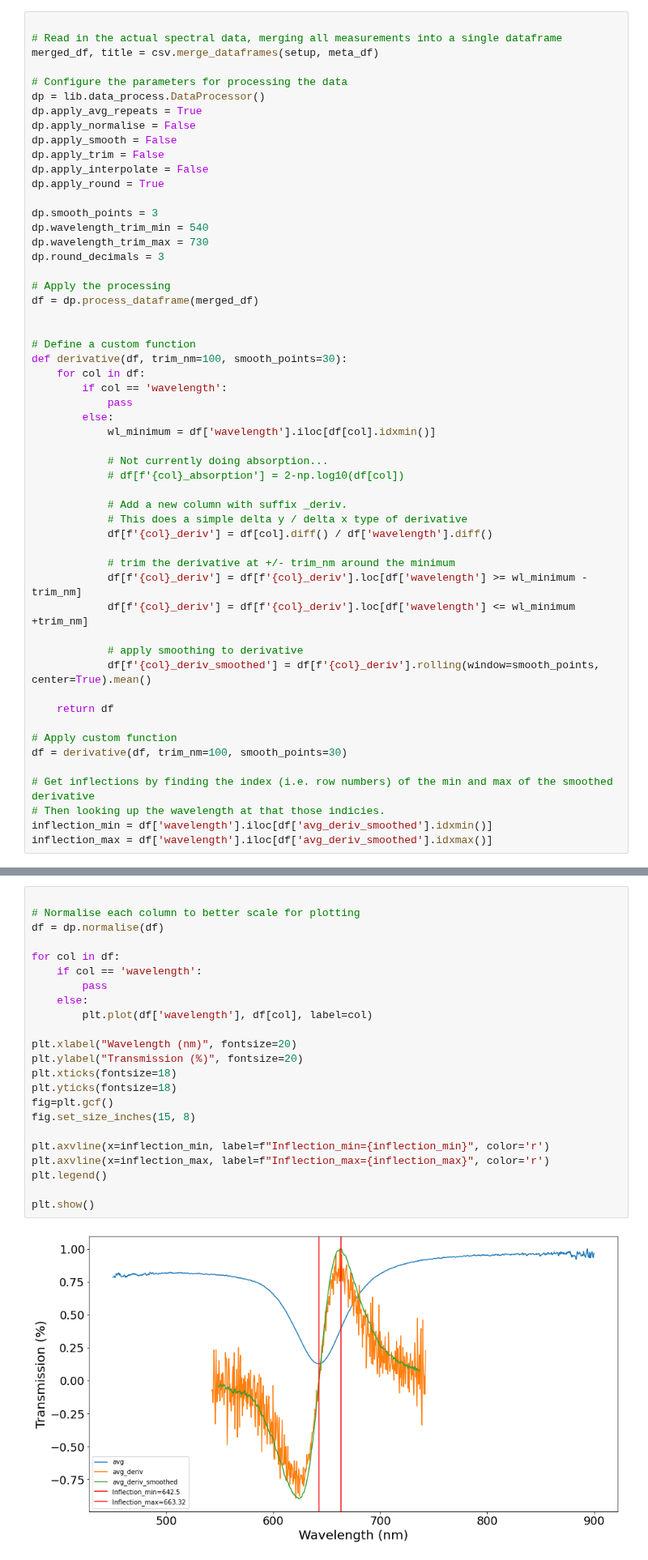
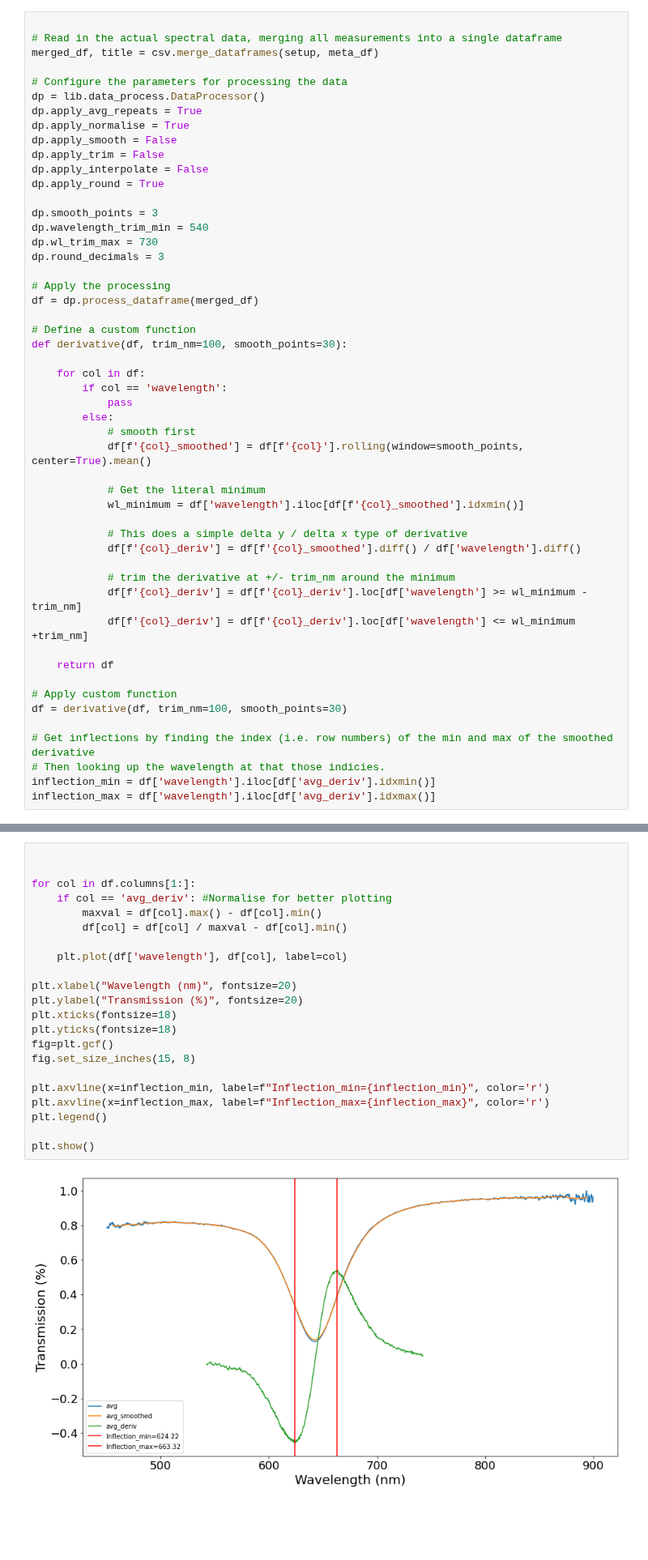
Before and after one commit to calcut/dwt-optical, a Jupyter notebook: jupyter_process_data.ipynb, the cells around one changed output, grey strips where cells are left out. Shown at 81% size. Saved outputs shown, nothing was run; the diff lists cells and outputs as text; blank space fills up the shorter version.

Commit message:
do smoothing first

```diff
--- a/jupyter_process_data.ipynb
+++ b/jupyter_process_data.ipynb
@@ -48,7 +48,7 @@ merged_df, title = csv.merge_dataframes(setup, meta_df)
 # Configure the parameters for processing the data
 dp = lib.data_process.DataProcessor()
 dp.apply_avg_repeats = True
-dp.apply_normalise = False
+dp.apply_normalise = True
 dp.apply_smooth = False
 dp.apply_trim = False
 dp.apply_interpolate = False
@@ -56,34 +56,31 @@ dp.apply_round = True
 
 dp.smooth_points = 3
 dp.wavelength_trim_min = 540
-dp.wavelength_trim_max = 730
+dp.wl_trim_max = 730
 dp.round_decimals = 3
 
 # Apply the processing
 df = dp.process_dataframe(merged_df)
 
-
 # Define a custom function
 def derivative(df, trim_nm=100, smooth_points=30):
+
     for col in df:
         if col == 'wavelength':
             pass
         else:
-            wl_minimum = df['wavelength'].iloc[df[col].idxmin()]
+            # smooth first
+            df[f'{col}_smoothed'] = df[f'{col}'].rolling(window=smooth_points, center=True).mean()
 
-            # Not currently doing absorption...
-            # df[f'{col}_absorption'] = 2-np.log10(df[col])
+            # Get the literal minimum
+            wl_minimum = df['wavelength'].iloc[df[f'{col}_smoothed'].idxmin()]
 
-            # Add a new column with suffix _deriv.
             # This does a simple delta y / delta x type of derivative
-            df[f'{col}_deriv'] = df[col].diff() / df['wavelength'].diff()
+            df[f'{col}_deriv'] = df[f'{col}_smoothed'].diff() / df['wavelength'].diff()
 
             # trim the derivative at +/- trim_nm around the minimum
             df[f'{col}_deriv'] = df[f'{col}_deriv'].loc[df['wavelength'] >= wl_minimum -trim_nm]
             df[f'{col}_deriv'] = df[f'{col}_deriv'].loc[df['wavelength'] <= wl_minimum +trim_nm]
-
-            # apply smoothing to derivative
-            df[f'{col}_deriv_smoothed'] = df[f'{col}_deriv'].rolling(window=smooth_points, center=True).mean()
 
     return df
 
@@ -92,32 +89,31 @@ df = derivative(df, trim_nm=100, smooth_points=30)
 
 # Get inflections by finding the index (i.e. row numbers) of the min and max of the smoothed derivative
 # Then looking up the wavelength at that those indicies.
-inflection_min = df['wavelength'].iloc[df['avg_deriv_smoothed'].idxmin()]
-inflection_max = df['wavelength'].iloc[df['avg_deriv_smoothed'].idxmax()]
+inflection_min = df['wavelength'].iloc[df['avg_deriv'].idxmin()]
+inflection_max = df['wavelength'].iloc[df['avg_deriv'].idxmax()]
 # %% [markdown]
 ### Plot
 # %%
 
-# Normalise each column to better scale for plotting
-df = dp.normalise(df)
 
-for col in df:
-    if col == 'wavelength':
-        pass
-    else:
-        plt.plot(df['wavelength'], df[col], label=col)
+for col in df.columns[1:]:
+    if col == 'avg_deriv': #Normalise for better plotting
+        maxval = df[col].max() - df[col].min()
+        df[col] = df[col] / maxval - df[col].min()
+
+    plt.plot(df['wavelength'], df[col], label=col)
 
 plt.xlabel("Wavelength (nm)", fontsize=20)
 plt.ylabel("Transmission (%)", fontsize=20)
 plt.xticks(fontsize=18)
 plt.yticks(fontsize=18)
 fig=plt.gcf()
 fig.set_size_inches(15, 8)
 
 plt.axvline(x=inflection_min, label=f"Inflection_min={inflection_min}", color='r')
 plt.axvline(x=inflection_max, label=f"Inflection_max={inflection_max}", color='r')
 plt.legend()
 
 plt.show()
 # %% [output]
-[figure, old version]
+[figure, new version]
```
Also changed, not shown: parts of 1 cell of this notebook.
